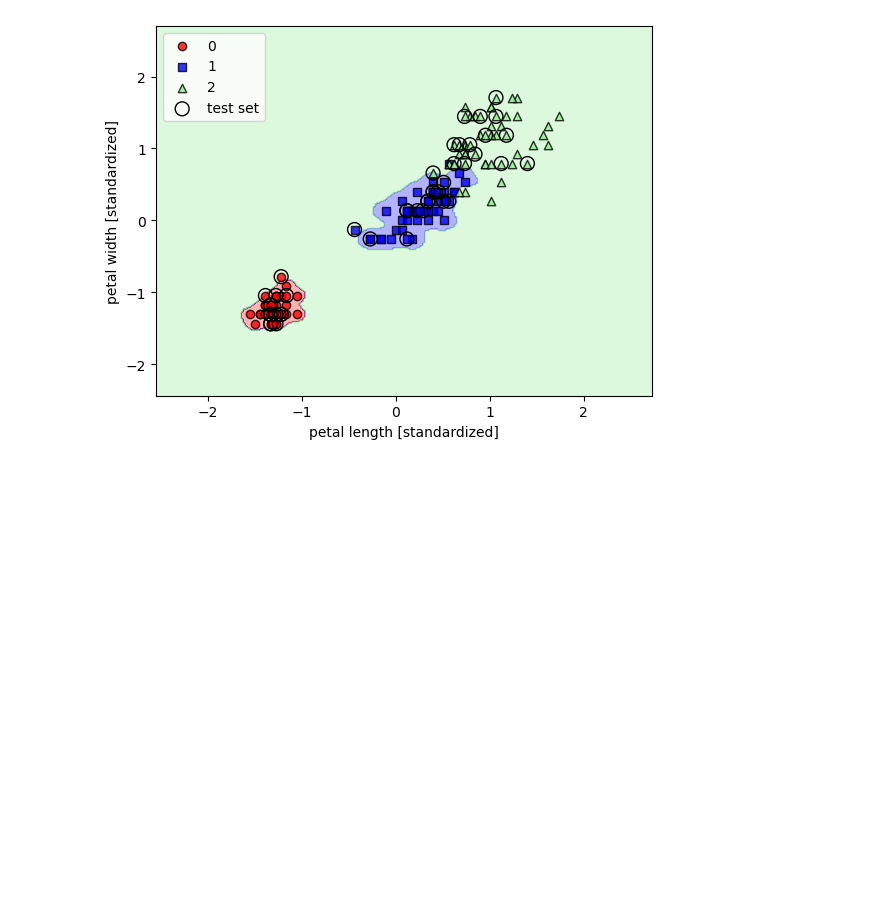
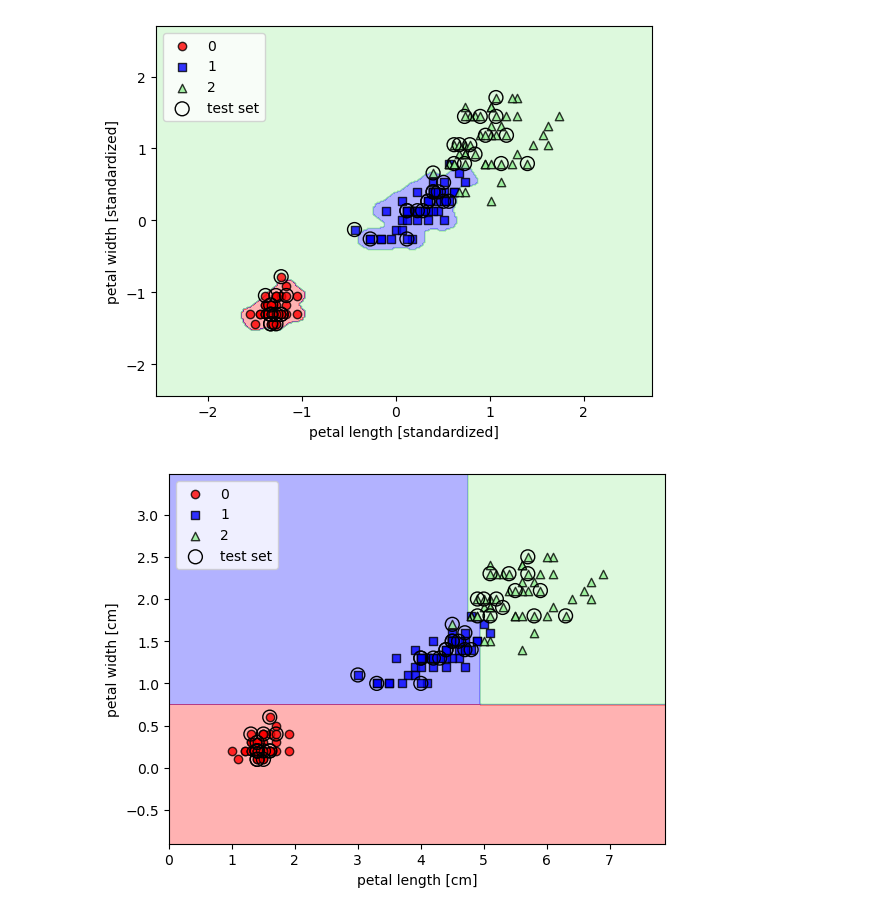
Before and after one commit to jaclown123/learning, a Jupyter notebook: ch3.ipynb, the cells around one changed output. Cells and saved outputs as stored; diff of their text form; code cells hidden in the pictures; blank space fills up the shorter version.

```diff
--- a/ch3.ipynb
+++ b/ch3.ipynb
@@ -240,3 +240,16 @@ plt.legend(loc='upper left')
 plt.show()
 # %% [output]
 [figure]
+# %%
+from sklearn.tree import DecisionTreeClassifier
+tree_model = DecisionTreeClassifier(criterion='gini', max_depth=4, random_state=1)
+tree_model.fit(X_train, y_train)
+X_combined = np.vstack((X_train, X_test))
+y_combined = np.hstack((y_train, y_test))
+plot_decision_regions(X_combined, y_combined, classifier=tree_model, test_idx=range(105, 150))
+plt.xlabel('petal length [cm]')
+plt.ylabel('petal width [cm]')
+plt.legend(loc='upper left')
+plt.show()
+# %% [output]
+[figure, added]
```
Also changed, not shown: parts of 2 cells of this notebook, 1 other file.
